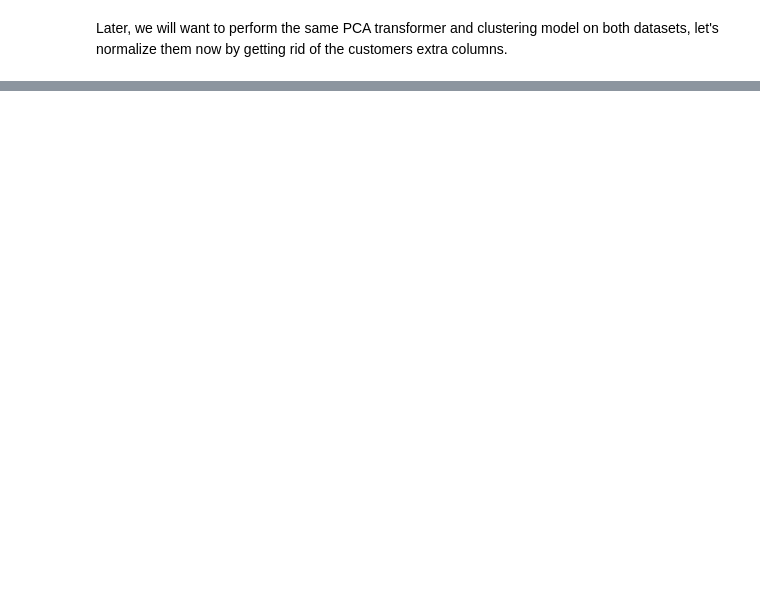
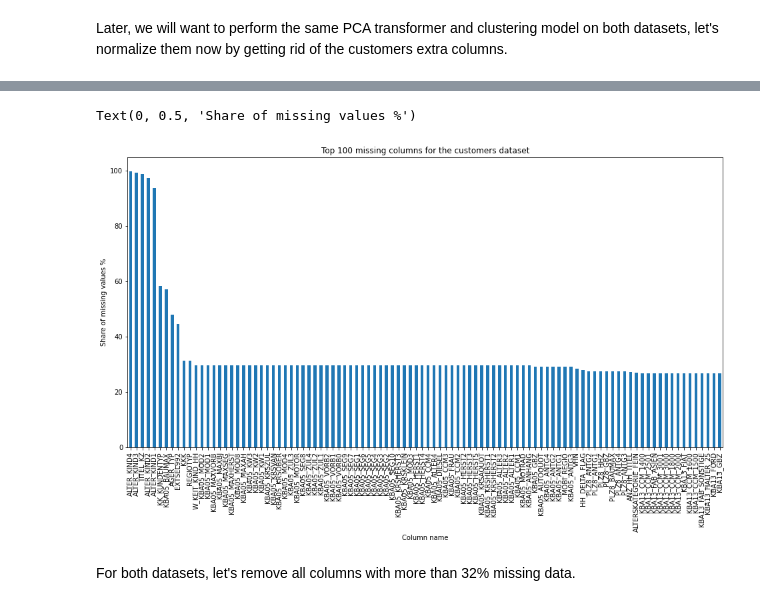
Before and after one commit to ClemPalf/SageMaker-Arvato, a Jupyter notebook: 1) Data exploration and preprocessing.ipynb, the cells around one changed output, grey strips where cells are left out. Drawn from its saved outputs; the diff is of its cells as text; code cells hidden in the pictures; blank space fills up the shorter version.

```diff
--- a/1) Data exploration and preprocessing.ipynb
+++ b/1) Data exploration and preprocessing.ipynb
@@ -33,0 +240,14 @@ del customers['ONLINE_PURCHASE']
+# %%
+# Count and share of missing values
+customers_null = customers.isnull().sum()
+customers_null_share = customers_null/len(customers) * 100
+# %%
+# Plot 100 columns with highest share of missing values
+ax = customers_null_share.sort_values(ascending=False).head(100).plot(kind='bar', figsize=(16,8), title='Top 100 missing columns for the customers dataset')
+ax.set_xlabel("Column name")
+ax.set_ylabel("Share of missing values %")
+# %% [output]
+Text(0, 0.5, 'Share of missing values %')
+[figure, added]
+# %% [markdown]
+For both datasets, let's remove all columns with more than 32% missing data.
```
Also changed, not shown: parts of 63 cells of this notebook, 1 other file.
